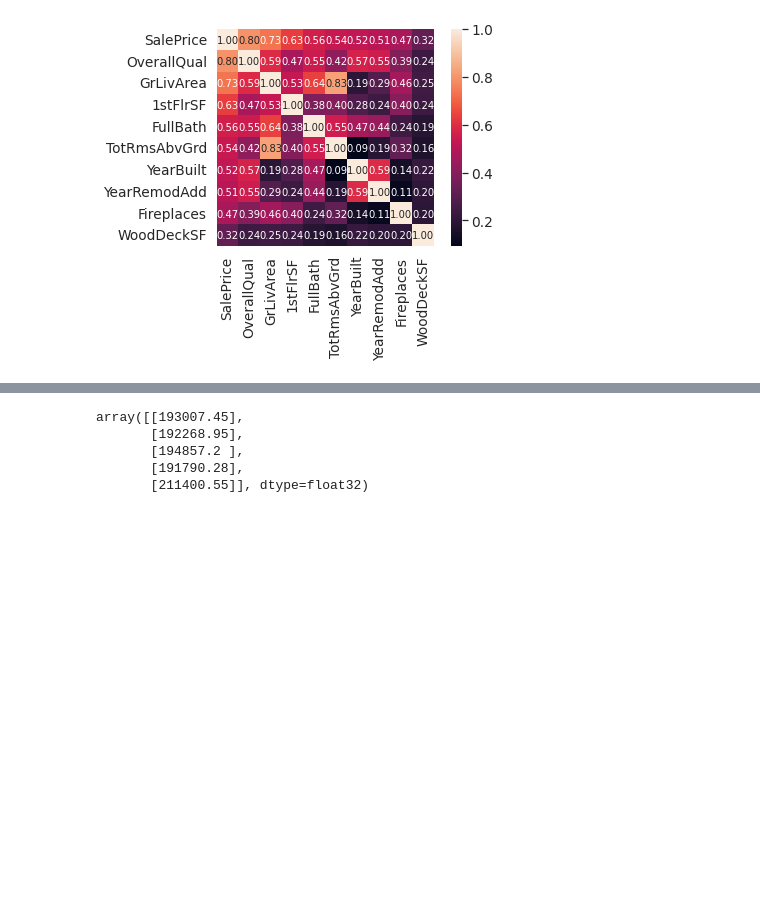
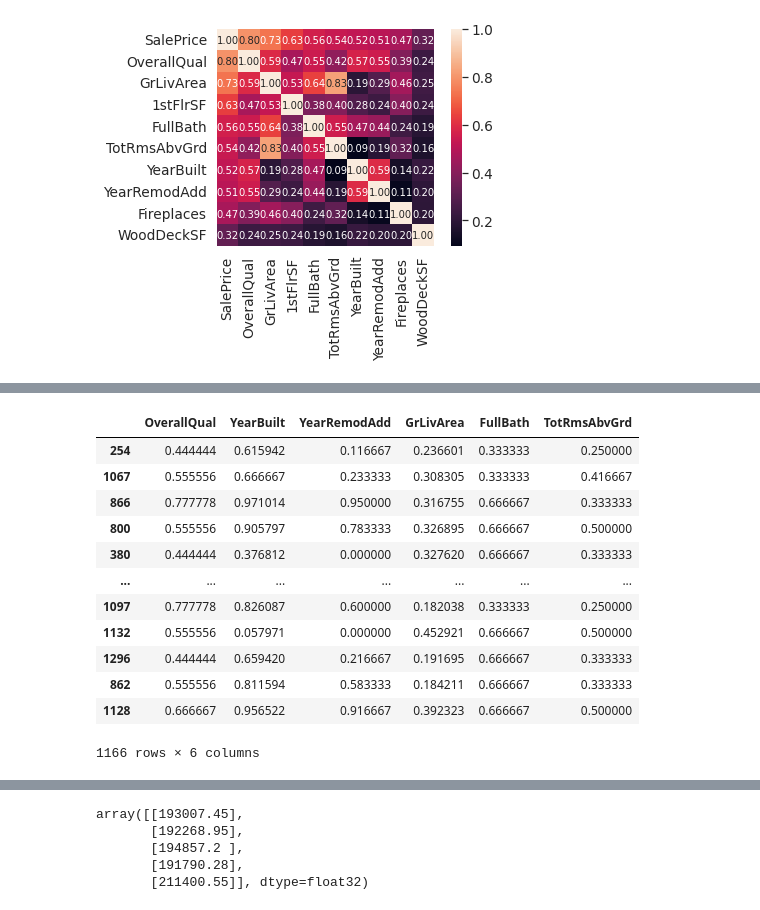
Before and after one commit to nakedtatsuya/kaggle, a Jupyter notebook: house_prices/main.ipynb, the cells around one changed output, grey strips where cells are left out. Cells and saved outputs as stored; diff of their text form; code cells hidden in the pictures; blank space fills up the shorter version.

```diff
--- a/house_prices/main.ipynb
+++ b/house_prices/main.ipynb
@@ -228 +254,10 @@ Name: SalePrice, dtype: float64
+# %%
+X = X.drop(["SalePrice", "1stFlrSF"], axis=1)
+X_test = X_test.drop(["SalePrice", "1stFlrSF"], axis=1)
+# %%
+for col in X.columns:
+    X[col] = (X[col] - X[col].min()) / (X[col].max()-X[col].min())
+
+for col in X_test.columns:
+    X_test[col] =(X_test[col] - X_test[col].min()) / (X_test[col].max()-X_test[col].min())
 # %%
@@ -265,0 +268,16 @@ X_test
+# %%
+X_train
+# %% [output]
+|  | OverallQual | YearBuilt | YearRemodAdd | GrLivArea | FullBath | TotRmsAbvGrd |
+| 254 | 0.444444 | 0.615942 | 0.116667 | 0.236601 | 0.333333 | 0.250000 |
+| 1067 | 0.555556 | 0.666667 | 0.233333 | 0.308305 | 0.333333 | 0.416667 |
+| 866 | 0.777778 | 0.971014 | 0.950000 | 0.316755 | 0.666667 | 0.333333 |
+| 800 | 0.555556 | 0.905797 | 0.783333 | 0.326895 | 0.666667 | 0.500000 |
+| 380 | 0.444444 | 0.376812 | 0.000000 | 0.327620 | 0.666667 | 0.333333 |
+| ... | ... | ... | ... | ... | ... | ... |
+| 1097 | 0.777778 | 0.826087 | 0.600000 | 0.182038 | 0.333333 | 0.250000 |
+| 1132 | 0.555556 | 0.057971 | 0.000000 | 0.452921 | 0.666667 | 0.500000 |
+| 1296 | 0.444444 | 0.659420 | 0.216667 | 0.191695 | 0.666667 | 0.333333 |
+| 862 | 0.555556 | 0.811594 | 0.583333 | 0.184211 | 0.666667 | 0.333333 |
+| 1128 | 0.666667 | 0.956522 | 0.916667 | 0.392323 | 0.666667 | 0.500000 |
+1166 rows × 6 columns
```
Also changed, not shown: parts of 15 cells of this notebook, 1 other file.
